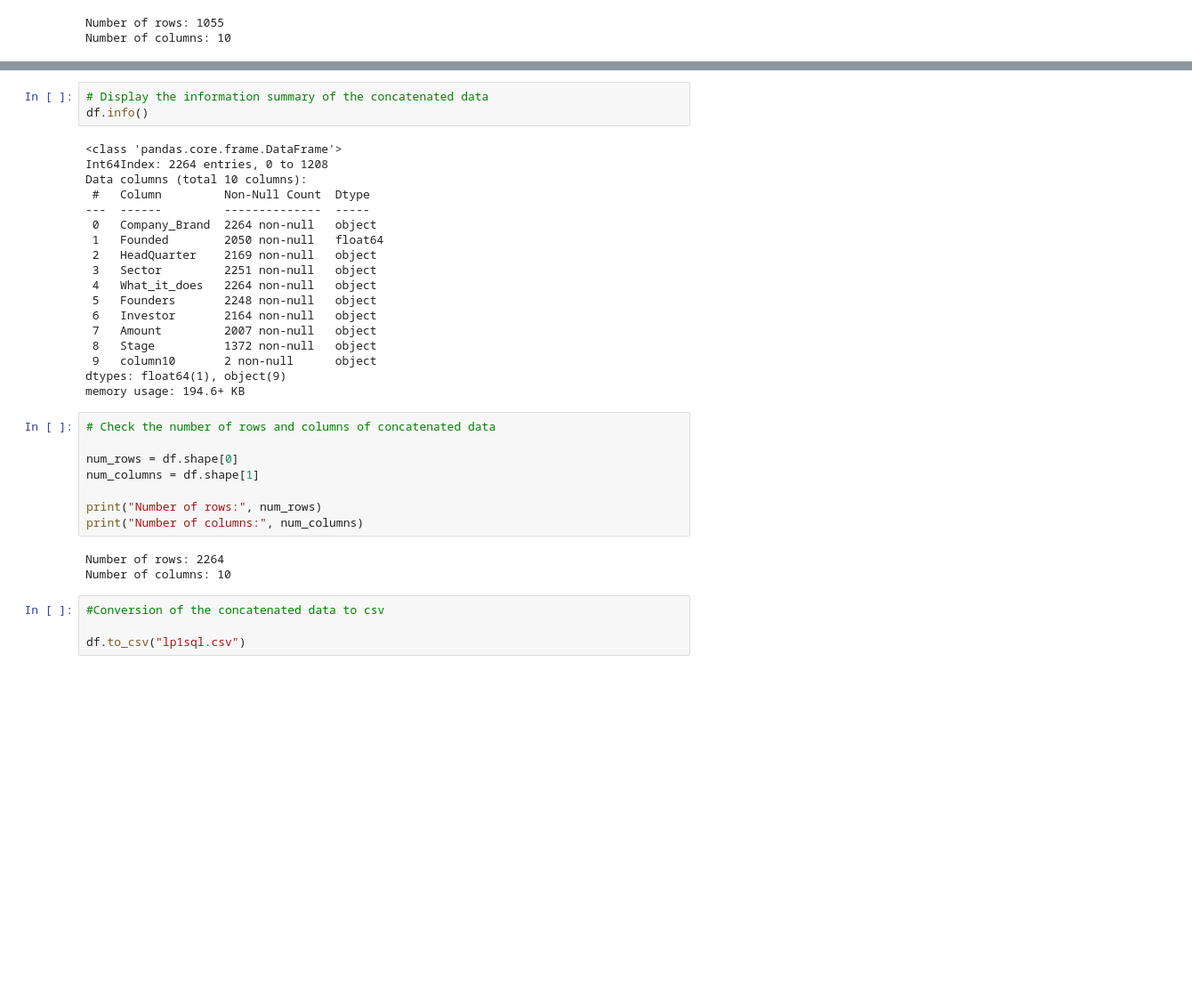
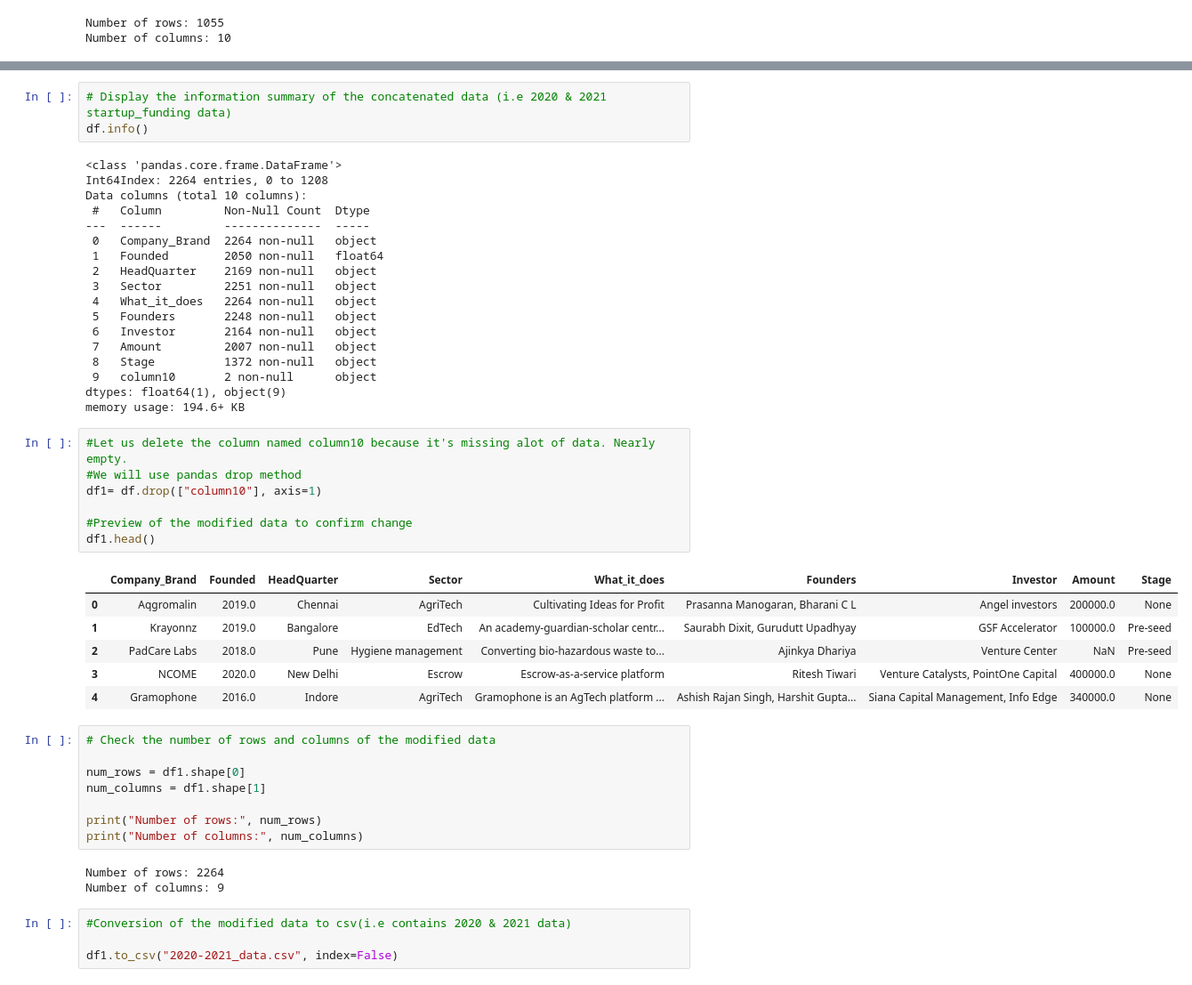
Before and after one commit to kaitany/Indian-Start-up-Ecosystem, a Jupyter notebook: Indian_start-up_ecosystem.ipynb, the cells around one changed output, grey strips where cells are left out. Shown: that part at 89% size. Cells and saved outputs as stored; diff of their text form; blank space fills up the shorter version.

Commit message:
Modify combined data

```diff
--- a/Indian_start-up_ecosystem.ipynb
+++ b/Indian_start-up_ecosystem.ipynb
@@ -136,7 +137,7 @@ df.head()
 | 3 | NCOME | 2020.0 | New Delhi | Escrow | Escrow-as-a-service platform | Ritesh Tiwari | Venture Catalysts, PointOne Capital | 400000.0 | None | ... |
 | 4 | Gramophone | 2016.0 | Indore | AgriTech | Gramophone is an AgTech platform ... | Ashish Rajan Singh, Harshit Gupta... | Siana Capital Management, Info Edge | 340000.0 | None | ... |
 # %%
-# Display the information summary of the concatenated data
+# Display the information summary of the concatenated data (i.e 2020 & 2021 startup_funding data)
 df.info()
 # %% [output]
 <class 'pandas.core.frame.DataFrame'>
@@ -156,19 +157,33 @@ Data columns (total 10 columns):
  9   column10       2 non-null      object
 dtypes: float64(1), object(9)
 memory usage: 194.6+ KB
+# %%
+#Let us delete the column named column10 because it's missing alot of data. Nearly empty.
+#We will use pandas drop method
+df1= df.drop(["column10"], axis=1)
+
+#Preview of the modified data to confirm change
+df1.head()
+# %% [output]
+|  | Company_Brand | Founded | HeadQuarter | Sector | What_it_does | Founders | Investor | Amount | Stage |
+| 0 | Aqgromalin | 2019.0 | Chennai | AgriTech | Cultivating Ideas for Profit | Prasanna Manogaran, Bharani C L | Angel investors | 200000.0 | None |
+| 1 | Krayonnz | 2019.0 | Bangalore | EdTech | An academy-guardian-scholar centr... | Saurabh Dixit, Gurudutt Upadhyay | GSF Accelerator | 100000.0 | Pre-seed |
+| 2 | PadCare Labs | 2018.0 | Pune | Hygiene management | Converting bio-hazardous waste to... | Ajinkya Dhariya | Venture Center | NaN | Pre-seed |
+| 3 | NCOME | 2020.0 | New Delhi | Escrow | Escrow-as-a-service platform | Ritesh Tiwari | Venture Catalysts, PointOne Capital | 400000.0 | None |
+| 4 | Gramophone | 2016.0 | Indore | AgriTech | Gramophone is an AgTech platform ... | Ashish Rajan Singh, Harshit Gupta... | Siana Capital Management, Info Edge | 340000.0 | None |
 # %%
-# Check the number of rows and columns of concatenated data
+# Check the number of rows and columns of the modified data
 
-num_rows = df.shape[0]
-num_columns = df.shape[1]
+num_rows = df1.shape[0]
+num_columns = df1.shape[1]
 
 print("Number of rows:", num_rows)
 print("Number of columns:", num_columns)
 # %% [output]
 Number of rows: 2264
-Number of columns: 10
+Number of columns: 9
 # %%
-#Conversion of the concatenated data to csv
+#Conversion of the modified data to csv(i.e contains 2020 & 2021 data)
 
-df.to_csv("lp1sql.csv")
+df1.to_csv("2020-2021_data.csv", index=False)
 # %%
```
Also changed, not shown: parts of 16 cells of this notebook, 4 other files.
